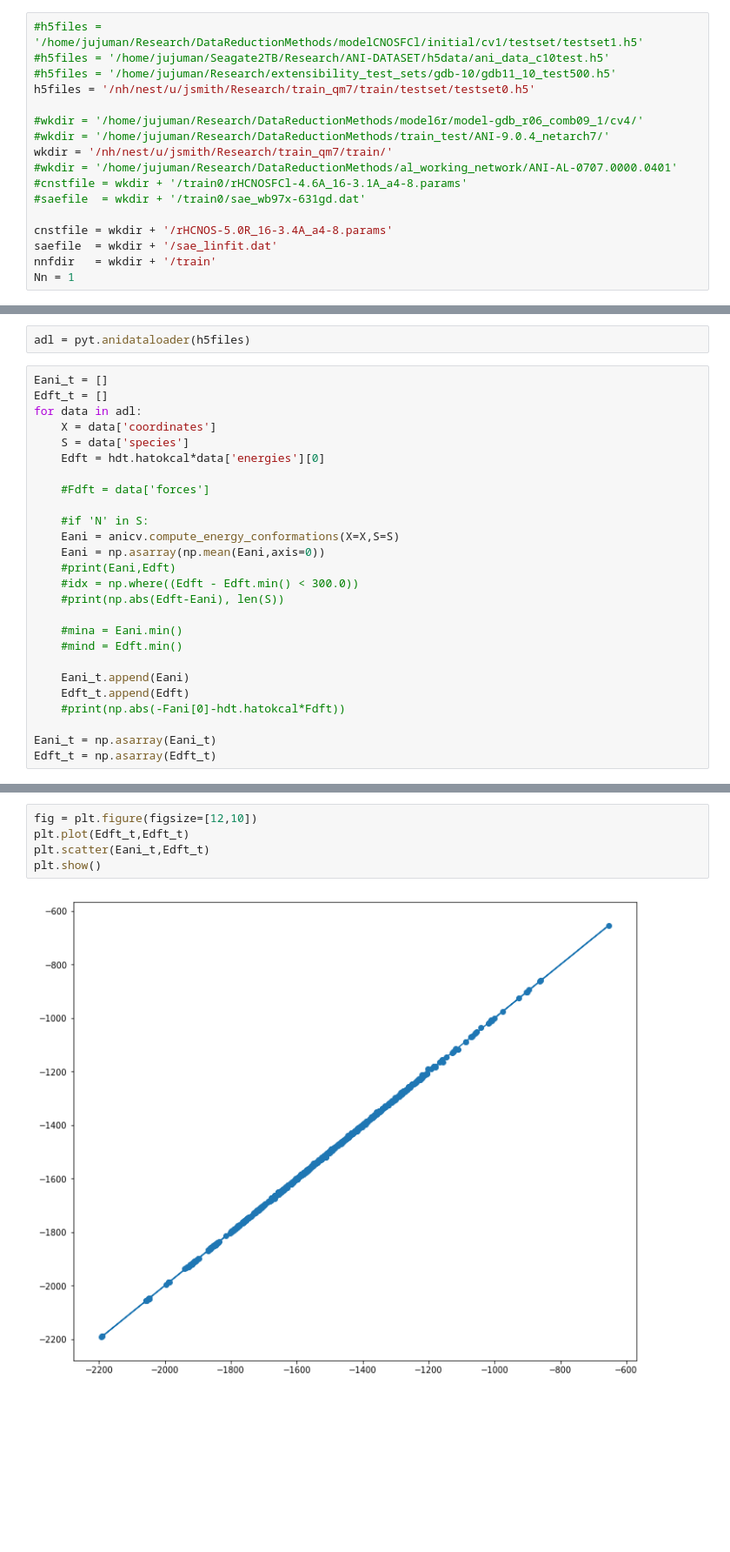
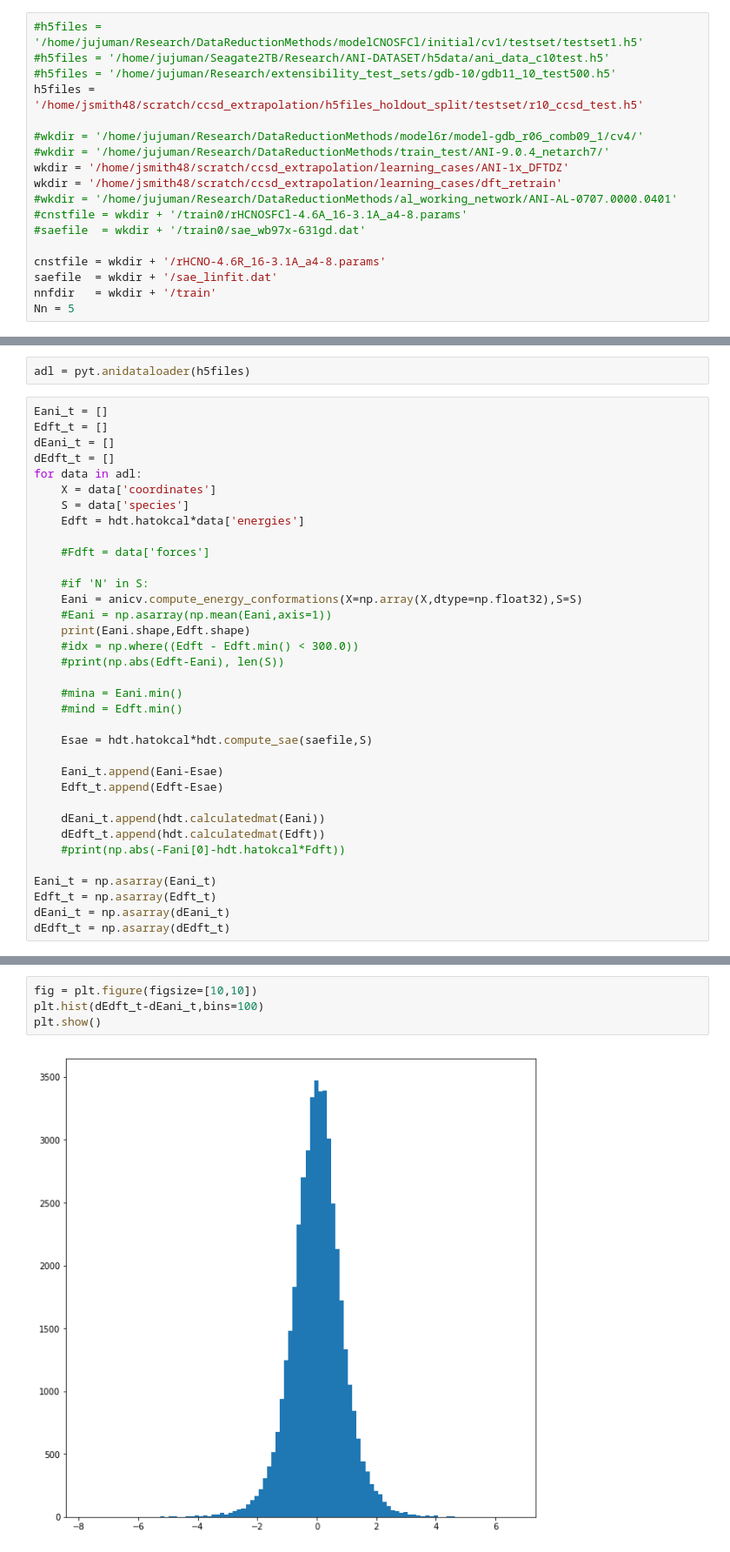
Before and after one commit to Jussmith01/ANI-Tools, a Jupyter notebook: notebooks/eval_testset.ipynb, the cells around one changed output, grey strips where cells are left out. Shown at 87% size. Drawn from its saved outputs; the diff is of its cells as text; blank space fills up the shorter version.

```diff
--- a/notebooks/eval_testset.ipynb
+++ b/notebooks/eval_testset.ipynb
@@ -12,19 +12,20 @@ van Der Waals correction will be unavailable. Please install ased3
 #h5files = '/home/jujuman/Research/DataReductionMethods/modelCNOSFCl/initial/cv1/testset/testset1.h5'
 #h5files = '/home/jujuman/Seagate2TB/Research/ANI-DATASET/h5data/ani_data_c10test.h5'
 #h5files = '/home/jujuman/Research/extensibility_test_sets/gdb-10/gdb11_10_test500.h5'
-h5files = '/nh/nest/u/jsmith/Research/train_qm7/train/testset/testset0.h5'
+h5files = '/home/jsmith48/scratch/ccsd_extrapolation/h5files_holdout_split/testset/r10_ccsd_test.h5'
 
 #wkdir = '/home/jujuman/Research/DataReductionMethods/model6r/model-gdb_r06_comb09_1/cv4/'
 #wkdir = '/home/jujuman/Research/DataReductionMethods/train_test/ANI-9.0.4_netarch7/'
-wkdir = '/nh/nest/u/jsmith/Research/train_qm7/train/'
+wkdir = '/home/jsmith48/scratch/ccsd_extrapolation/learning_cases/ANI-1x_DFTDZ'
+wkdir = '/home/jsmith48/scratch/ccsd_extrapolation/learning_cases/dft_retrain'
 #wkdir = '/home/jujuman/Research/DataReductionMethods/al_working_network/ANI-AL-0707.0000.0401'
 #cnstfile = wkdir + '/train0/rHCNOSFCl-4.6A_16-3.1A_a4-8.params'
 #saefile  = wkdir + '/train0/sae_wb97x-631gd.dat'
 
-cnstfile = wkdir + '/rHCNOS-5.0R_16-3.4A_a4-8.params'
+cnstfile = wkdir + '/rHCNO-4.6R_16-3.1A_a4-8.params'
 saefile  = wkdir + '/sae_linfit.dat'
 nnfdir   = wkdir + '/train'
-Nn = 1
+Nn = 5
 # %%
 # Define the conformer cross validator class
 anicv = aat.anicrossvalidationconformer(cnstfile,saefile,nnfdir,Nn,1,False)
@@ -33,26 +34,35 @@ adl = pyt.anidataloader(h5files)
 # %%
 Eani_t = []
 Edft_t = []
+dEani_t = []
+dEdft_t = []
 for data in adl:
     X = data['coordinates']
     S = data['species']
-    Edft = hdt.hatokcal*data['energies'][0]
+    Edft = hdt.hatokcal*data['energies']
 
     #Fdft = data['forces']
 
     #if 'N' in S:
-    Eani = anicv.compute_energy_conformations(X=X,S=S)
-    Eani = np.asarray(np.mean(Eani,axis=0))
-    #print(Eani,Edft)
+    Eani = anicv.compute_energy_conformations(X=np.array(X,dtype=np.float32),S=S)
+    #Eani = np.asarray(np.mean(Eani,axis=1))
+    print(Eani.shape,Edft.shape)
     #idx = np.where((Edft - Edft.min() < 300.0))
     #print(np.abs(Edft-Eani), len(S))
 
     #mina = Eani.min()
     #mind = Edft.min()
 
-    Eani_t.append(Eani)
-    Edft_t.append(Edft)
+    Esae = hdt.hatokcal*hdt.compute_sae(saefile,S)
+
+    Eani_t.append(Eani-Esae)
+    Edft_t.append(Edft-Esae)
+
+    dEani_t.append(hdt.calculatedmat(Eani))
+    dEdft_t.append(hdt.calculatedmat(Edft))
     #print(np.abs(-Fani[0]-hdt.hatokcal*Fdft))
 
 Eani_t = np.asarray(Eani_t)
 Edft_t = np.asarray(Edft_t)
+dEani_t = np.asarray(dEani_t)
+dEdft_t = np.asarray(dEdft_t)
@@ -67,7 +103,6 @@ print(Eani_t.size)
 # %%
-fig = plt.figure(figsize=[12,10])
-plt.plot(Edft_t,Edft_t)
-plt.scatter(Eani_t,Edft_t)
+fig = plt.figure(figsize=[10,10])
+plt.hist(dEdft_t-dEani_t,bins=100)
 plt.show()
 # %% [output]
-[figure, old version]
+[figure, new version]
```
Also changed, not shown: parts of 4 cells of this notebook, 9 other files.
